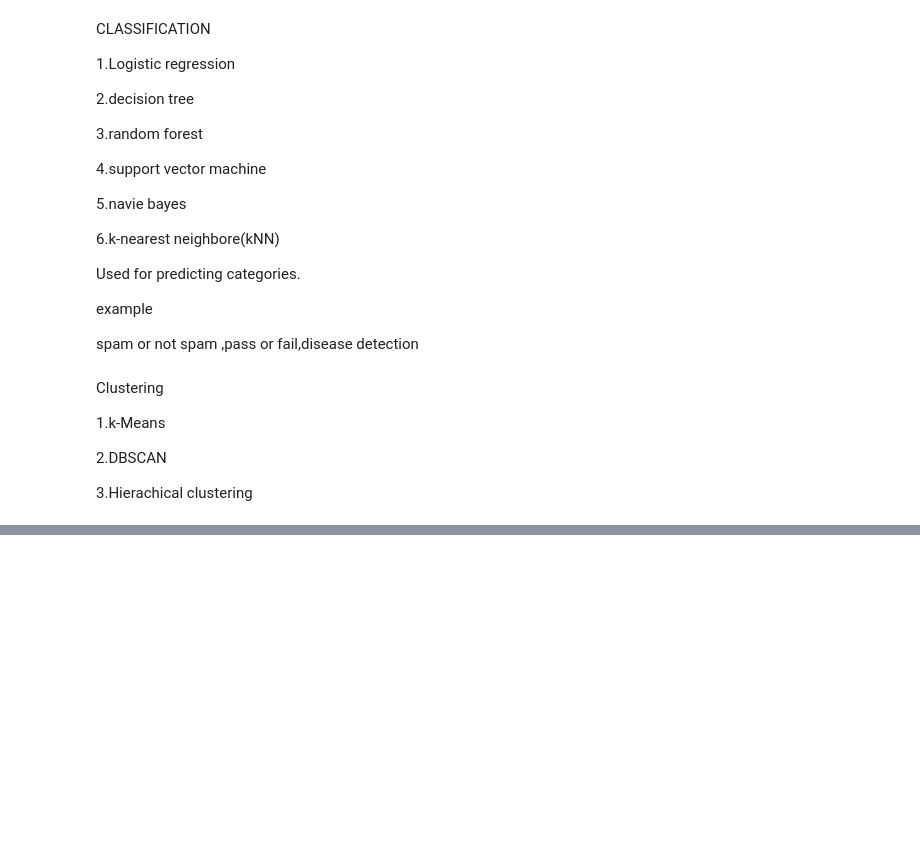
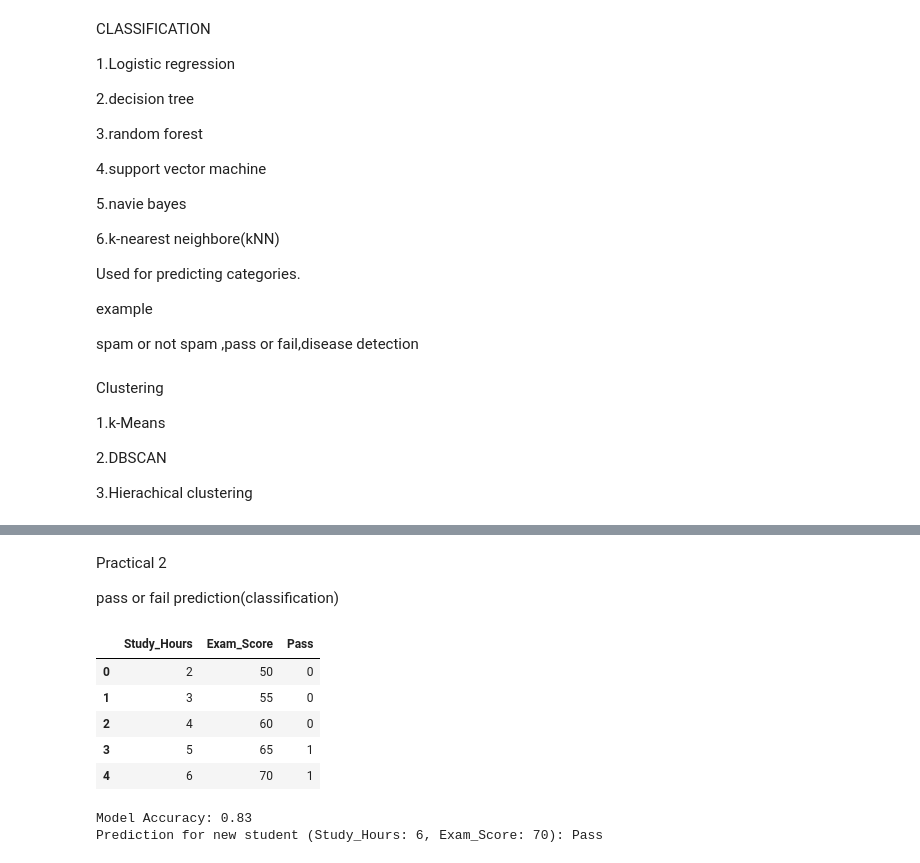
Before and after one commit to snehasingh979/Data-science-with-AI, a Jupyter notebook: Machine_Learning.ipynb, the cells around one changed output, grey strips where cells are left out. Saved outputs shown, nothing was run; the diff lists cells and outputs as text; code cells hidden in the pictures; blank space fills up the shorter version.

```diff
--- a/Machine_Learning.ipynb
+++ b/Machine_Learning.ipynb
@@ -74,0 +201,55 @@ Clustering
+# %% [markdown]
+Practical 2
+
+pass or fail prediction(classification)
+# %%
+import pandas as pd
+from sklearn.model_selection import train_test_split
+from sklearn.linear_model import LogisticRegression
+from sklearn.metrics import accuracy_score
+
+# Data for pass/fail prediction
+data = {
+    "Study_Hours": [2, 3, 4, 5, 6, 7, 8, 9, 10, 1, 3, 5, 7, 9, 2, 4, 6, 8, 10, 3],
+    "Exam_Score": [50, 55, 60, 65, 70, 75, 80, 85, 90, 40, 52, 68, 72, 88, 45, 62, 78, 92, 95, 58],
+    "Pass": [0, 0, 0, 1, 1, 1, 1, 1, 1, 0, 0, 1, 1, 1, 0, 1, 1, 1, 1, 0] # 0 for Fail, 1 for Pass
+}
+
+df_pass_fail = pd.DataFrame(data)
+display(df_pass_fail.head())
+
+# Separate features (X) and target (y)
+X = df_pass_fail[['Study_Hours', 'Exam_Score']]
+y = df_pass_fail['Pass']
+
+# Split data into training and testing sets
+X_train, X_test, y_train, y_test = train_test_split(X, y, test_size=0.3, random_state=42)
+
+# Train a Logistic Regression model
+model_logreg = LogisticRegression()
+model_logreg.fit(X_train, y_train)
+
+# Make predictions on the test set
+y_pred = model_logreg.predict(X_test)
+
+# Evaluate the model
+accuracy = accuracy_score(y_test, y_pred)
+print(f"Model Accuracy: {accuracy:.2f}")
+
+# Example prediction for a new student
+new_student = pd.DataFrame({"Study_Hours": [6], "Exam_Score": [70]})
+prediction_result = model_logreg.predict(new_student)
+
+if prediction_result[0] == 1:
+    print(f"Prediction for new student (Study_Hours: 6, Exam_Score: 70): Pass")
+else:
+    print(f"Prediction for new student (Study_Hours: 6, Exam_Score: 70): Fail")
+# %% [output]
+|  | Study_Hours | Exam_Score | Pass |
+| 0 | 2 | 50 | 0 |
+| 1 | 3 | 55 | 0 |
+| 2 | 4 | 60 | 0 |
+| 3 | 5 | 65 | 1 |
+| 4 | 6 | 70 | 1 |
+Model Accuracy: 0.83
+Prediction for new student (Study_Hours: 6, Exam_Score: 70): Pass
```
Also changed, not shown: parts of 26 cells of this notebook.
